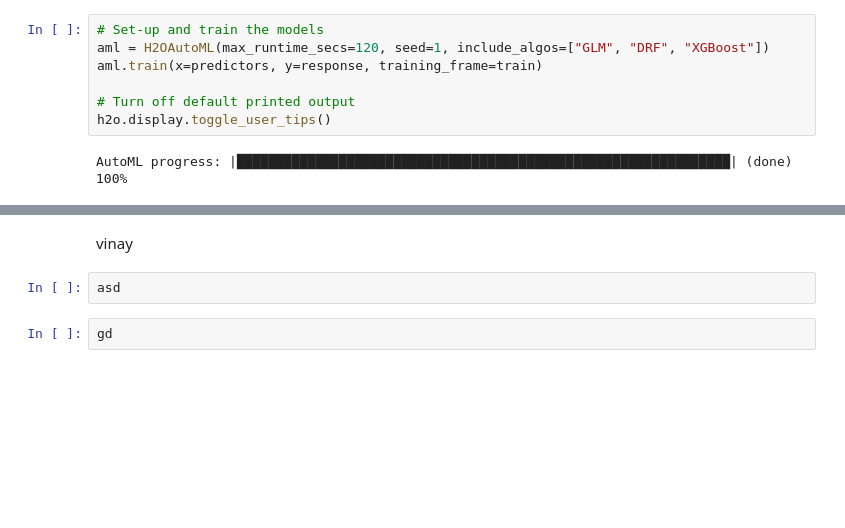
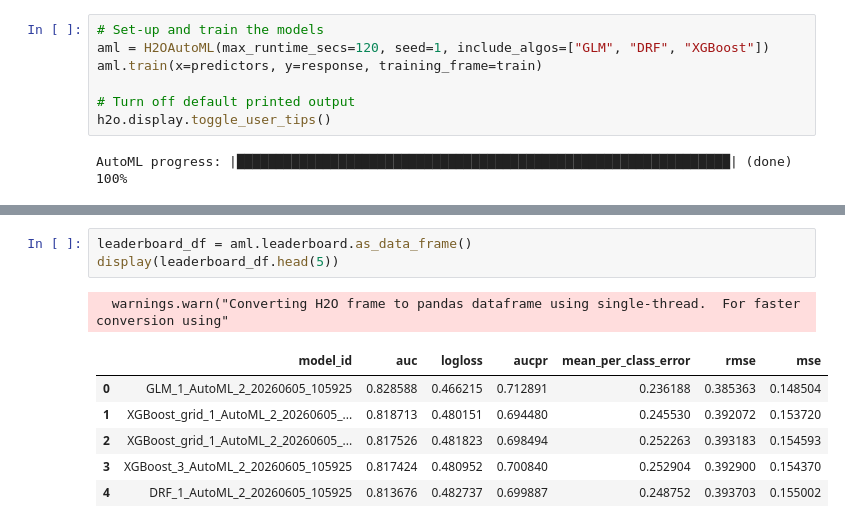
Before and after one commit to GroupQ-Assignment-DataScience/GroupQ_Assignment_RMD, a Jupyter notebook: GroupQ.ipynb, the cells around one changed output, grey strips where cells are left out. Drawn from its saved outputs; the diff is of its cells as text; blank space fills up the shorter version.

```diff
--- a/GroupQ.ipynb
+++ b/GroupQ.ipynb
@@ -184,6 +184,11 @@ Total  756  424  0.2051   (242.0/1180.0)
-# %% [markdown]
-vinay
-# %%
-asd
-# %%
-gd
+# %%
+leaderboard_df = aml.leaderboard.as_data_frame()
+display(leaderboard_df.head(5))
+# %% [output]
+  warnings.warn("Converting H2O frame to pandas dataframe using single-thread.  For faster conversion using"
+|  | model_id | auc | logloss | aucpr | mean_per_class_error | rmse | mse |
+| 0 | GLM_1_AutoML_2_20260605_105925 | 0.828588 | 0.466215 | 0.712891 | 0.236188 | 0.385363 | 0.148504 |
+| 1 | XGBoost_grid_1_AutoML_2_20260605_... | 0.818713 | 0.480151 | 0.694480 | 0.245530 | 0.392072 | 0.153720 |
+| 2 | XGBoost_grid_1_AutoML_2_20260605_... | 0.817526 | 0.481823 | 0.698494 | 0.252263 | 0.393183 | 0.154593 |
+| 3 | XGBoost_3_AutoML_2_20260605_105925 | 0.817424 | 0.480952 | 0.700840 | 0.252904 | 0.392900 | 0.154370 |
+| 4 | DRF_1_AutoML_2_20260605_105925 | 0.813676 | 0.482737 | 0.699887 | 0.248752 | 0.393703 | 0.155002 |
```
Also changed, not shown: parts of 6 cells of this notebook.
